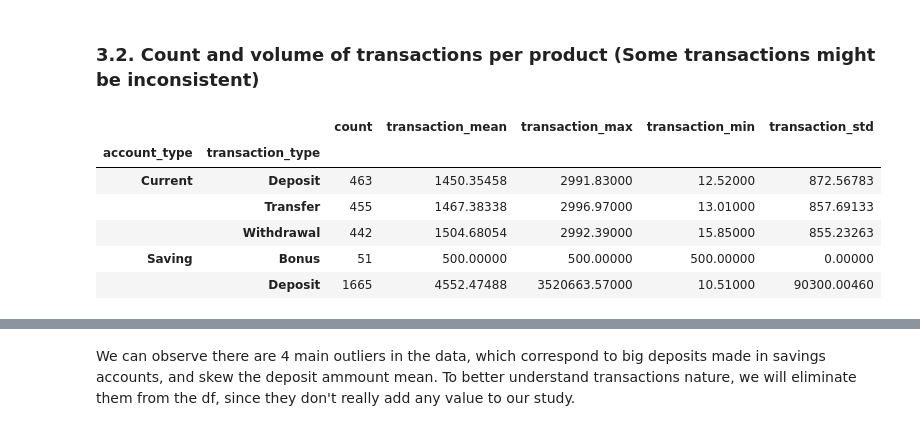
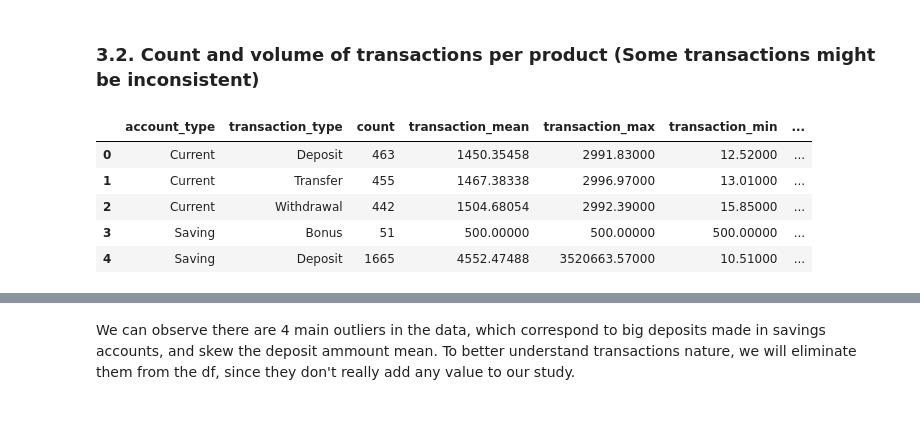
Before and after one commit to arortega-git/world_bank_ETL, a Jupyter notebook: test_pwc/notebook/notebook.ipynb, the cells around one changed output, grey strips where cells are left out. Cells and saved outputs as stored; diff of their text form; code cells hidden in the pictures.

```diff
--- a/test_pwc/notebook/notebook.ipynb
+++ b/test_pwc/notebook/notebook.ipynb
@@ -386,32 +467,32 @@ display(
 # %%
 count_vol_transactions = (
     transactions_accounts
     .groupby(
         ['account_type', 'transaction_type']
+        , as_index=False
     )
     .agg(
         count = ('TransactionID', 'count'),
         transaction_mean = ('Amount', 'mean'),
         transaction_max = ('Amount', 'max'),
         transaction_min = ('Amount', 'min'),
         transaction_std = ('Amount', 'std')
     )
 )
 
 display(
     count_vol_transactions
 )
 
 # We found an outlier transaction, where a huge ammount was deposted on a savings account
 # There are no withdrawals nor transfers from the savings accounts
 # %% [output]
-|  |  | count | transaction_mean | transaction_max | transaction_min | transaction_std |
-| account_type | transaction_type |  |  |  |  |  |
-| Current | Deposit | 463 | 1450.35458 | 2991.83000 | 12.52000 | 872.56783 |
-|  | Transfer | 455 | 1467.38338 | 2996.97000 | 13.01000 | 857.69133 |
-|  | Withdrawal | 442 | 1504.68054 | 2992.39000 | 15.85000 | 855.23263 |
-| Saving | Bonus | 51 | 500.00000 | 500.00000 | 500.00000 | 0.00000 |
-|  | Deposit | 1665 | 4552.47488 | 3520663.57000 | 10.51000 | 90300.00460 |
+|  | account_type | transaction_type | count | transaction_mean | transaction_max | transaction_min | ... |
+| 0 | Current | Deposit | 463 | 1450.35458 | 2991.83000 | 12.52000 | ... |
+| 1 | Current | Transfer | 455 | 1467.38338 | 2996.97000 | 13.01000 | ... |
+| 2 | Current | Withdrawal | 442 | 1504.68054 | 2992.39000 | 15.85000 | ... |
+| 3 | Saving | Bonus | 51 | 500.00000 | 500.00000 | 500.00000 | ... |
+| 4 | Saving | Deposit | 1665 | 4552.47488 | 3520663.57000 | 10.51000 | ... |
 # %%
 # We will use the inter quartile range to identify outliers
 Q1 = transactions_accounts['Amount'].quantile(0.25)
```
Also changed, not shown: parts of 20 cells of this notebook.
